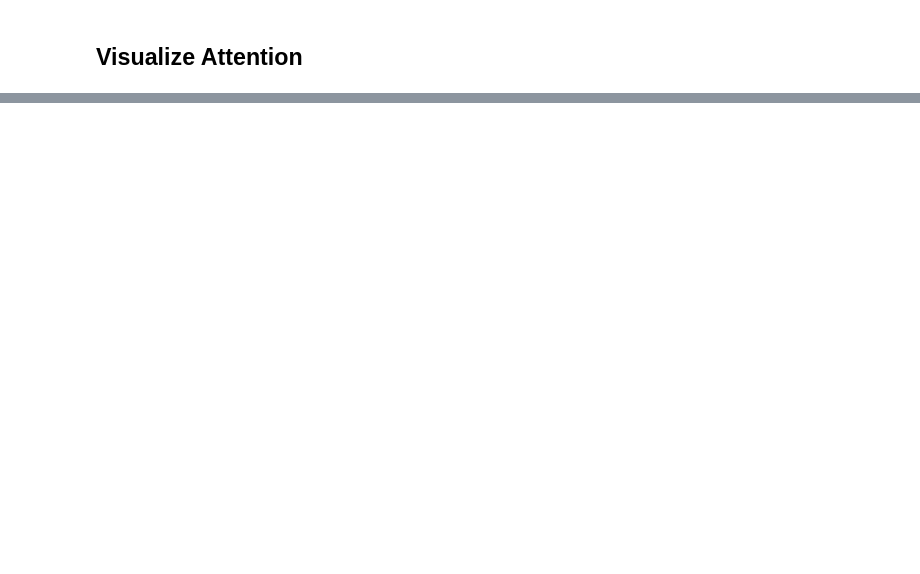
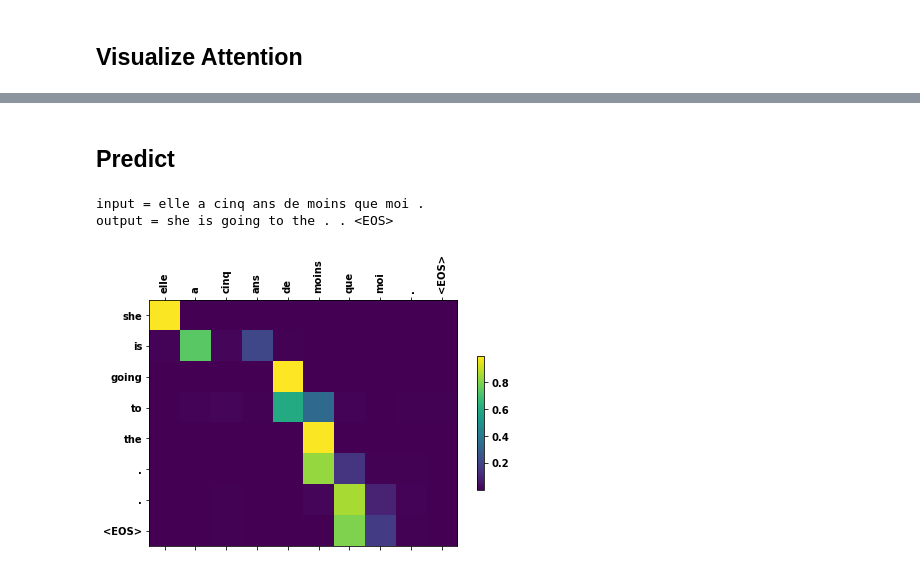
Before and after one commit to msank00/pytorch_seq2seq_model_nlproc, a Jupyter notebook: seq2seq_pytorch_official.ipynb, the cells around one changed output, grey strips where cells are left out. Drawn from its saved outputs; the diff is of its cells as text; code cells hidden in the pictures; blank space fills up the shorter version.

```diff
--- a/seq2seq_pytorch_official.ipynb
+++ b/seq2seq_pytorch_official.ipynb
@@ -512,0 +531,4 @@ output = he s a of a . <EOS>
+# %%
+# encoder1, attn_decoder1
+file_encoder = "encoder.pt"
+file_decoder = "attn_decoder.pt"
@@ -512,0 +551,4 @@ output = he s a of a . <EOS>
+# %%
+model_encoder = EncoderRNN(input_lang.n_words, hidden_size).to(device)
+model_encoder.load_state_dict(torch.load(os.path.join(dirModel, file_encoder)))
+model_encoder.eval()
@@ -512,0 +562,4 @@ output = he s a of a . <EOS>
+# %%
+model_decoder = AttnDecoderRNN(hidden_size, output_lang.n_words, dropout_p=0.1).to(device)
+model_decoder.load_state_dict(torch.load(os.path.join(dirModel, file_decoder)))
+model_decoder.eval()
@@ -512,0 +575,15 @@ output = he s a of a . <EOS>
+# %% [markdown]
+## Predict
+# %%
+def predict(input_sentence, encoder, decoder):
+    output_words, attentions = evaluate(encoder, decoder, input_sentence)
+    print('input =', input_sentence)
+    print('output =', ' '.join(output_words))
+    showAttention(input_sentence, output_words, attentions)
+# %%
+sent = "elle a cinq ans de moins que moi ."
+predict(sent, model_encoder, model_decoder)
+# %% [output]
+input = elle a cinq ans de moins que moi .
+output = she is going to the . . <EOS>
+[figure, added]
```
Also changed, not shown: parts of 22 cells of this notebook, 9 other files.
